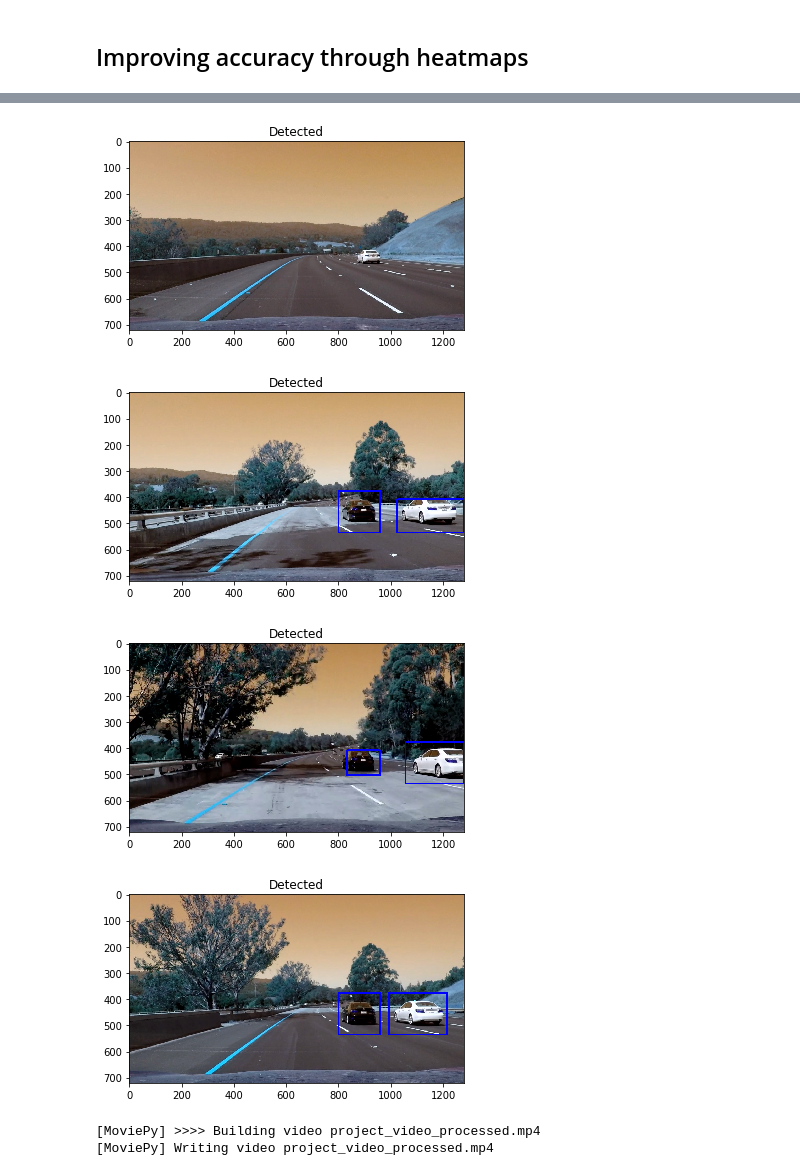
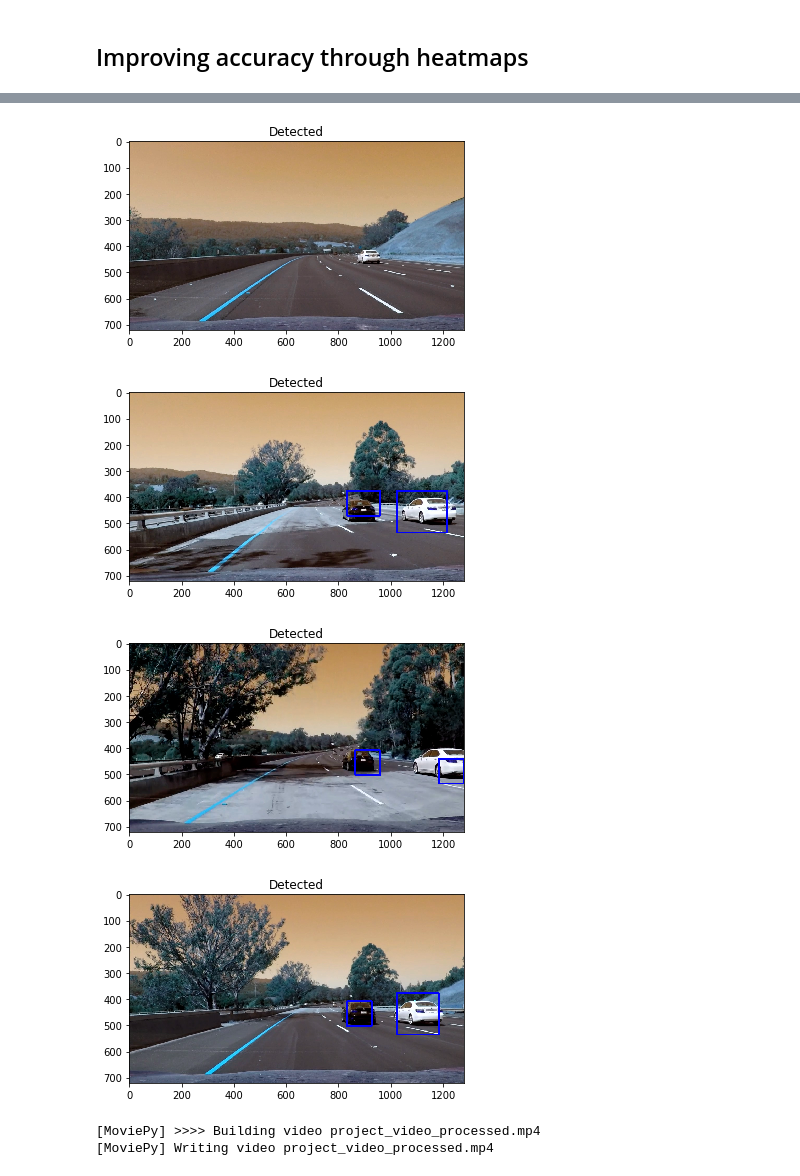
Before and after one commit to fera0013/CarND-Vehicle-Detection-P5, a Jupyter notebook: CarND-Vehicle-Detection.ipynb, the cells around one changed output, grey strips where cells are left out. Drawn from its saved outputs; the diff is of its cells as text; code cells hidden in the pictures.

Commit message:
false positive filtering improved

```diff
--- a/CarND-Vehicle-Detection.ipynb
+++ b/CarND-Vehicle-Detection.ipynb
@@ -248,7 +248,7 @@ color_space = 'HLS' # Can be RGB, HSV, LUV, HLS, YUV, YCrCb
 orient = 8
 pix_per_cell = 8
 cell_per_block = 2
-hog_channel = 0 # Can be 0, 1, 2, or "ALL"
+hog_channel = 2 # Can be 0, 1, 2, or "ALL"
 
 t=time.time()
 car_features = extract_features(cars, color_space = color_space, hog_channel = hog_channel)
@@ -546,7 +546,7 @@ for test_image_path in test_image_paths:
     heat = add_heat(heat,positives)
 
     # Apply threshold to help remove false positives
-    heat = apply_threshold(heat,1)
+    heat = apply_threshold(heat,3)
 
     # Visualize the heatmap when displaying
     heatmap = np.clip(heat, 0, 255)
@@ -608,7 +608,7 @@ for test_image_path in test_image_paths:
     heat = add_heat(heat,positives)
 
     # Apply threshold to help remove false positives
-    heat = apply_threshold(heat,1)
+    heat = apply_threshold(heat,3)
 
     # Visualize the heatmap when displaying
     heatmap = np.clip(heat, 0, 255)
@@ -649,7 +649,7 @@ def process(image):
     heat = add_heat(heat,positives)
 
     # Apply threshold to help remove false positives
-    heat = apply_threshold(heat,1)
+    heat = apply_threshold(heat,2)
 
     # Visualize the heatmap when displaying
     heatmap = np.clip(heat, 0, 255)
@@ -662,34 +662,7 @@ def process(image):
 test_image_paths = glob.glob('test_images/*.jpg')
 for test_image_path in test_image_paths:
     test_image = cv2.imread(test_image_path)
-    heat = np.zeros_like(image[:,:,0]).astype(np.float)
-    positives = search_windows(test_image, windows,svc,
-                        scaler = X_scaler,
-                        color_space= color_space,
-                        spatial_size=(32, 32), hist_bins=32,
-                        hist_range=(0, 256), orient=9,
-                        pix_per_cell=8, cell_per_block=2,
-                        hog_channel = hog_channel,
-                        spatial_feat=True,
-                        hist_feat=True, hog_feat=True)
-    if len(positives) == 0:
-        window_img = test_image
-    else:
-        window_img = draw_boxes(test_image,
-                                positives,
-                                color=(0, 0, 255),
-                                thick=6)
-    # Add heat to each box in box list
-    heat = add_heat(heat,positives)
-
-    # Apply threshold to help remove false positives
-    heat = apply_threshold(heat,1)
-
-    # Visualize the heatmap when displaying
-    heatmap = np.clip(heat, 0, 255)
-
     draw_img = process(test_image)
-
     fig = plt.figure()
     plt.imshow(draw_img)
     plt.title('Detected')
@@ -699,8 +672,8 @@ for test_image_path in test_image_paths:
 [figure]
 [figure]
-[figure, old version]
+[figure, new version]
-[figure, old version]
+[figure, new version]
-[figure, old version]
+[figure, new version]
 # %%
 # Import everything needed to edit/save/watch video clips
 from moviepy.editor import VideoFileClip
```
Also changed, not shown: parts of 5 cells of this notebook, 2 other files.
